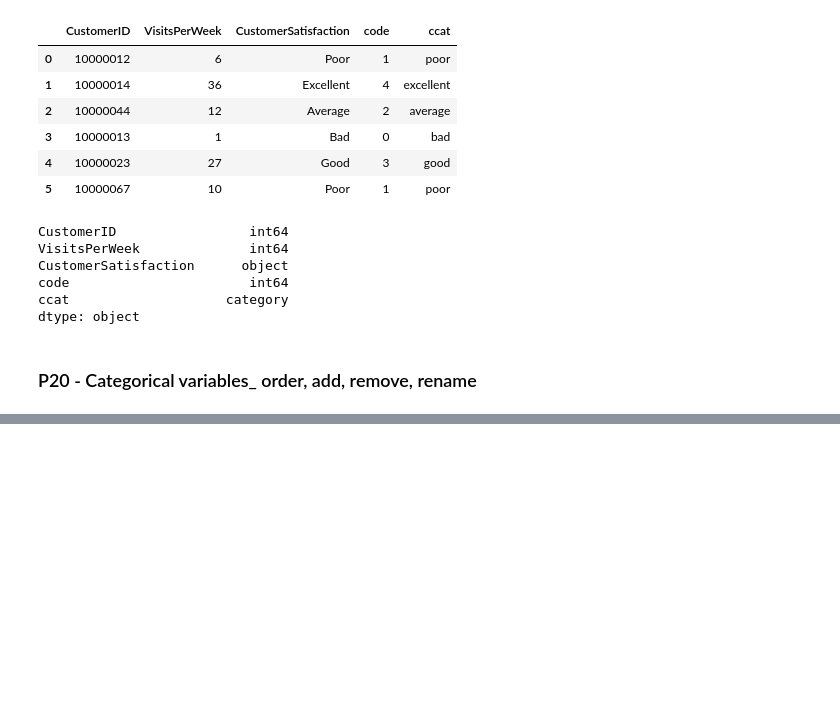
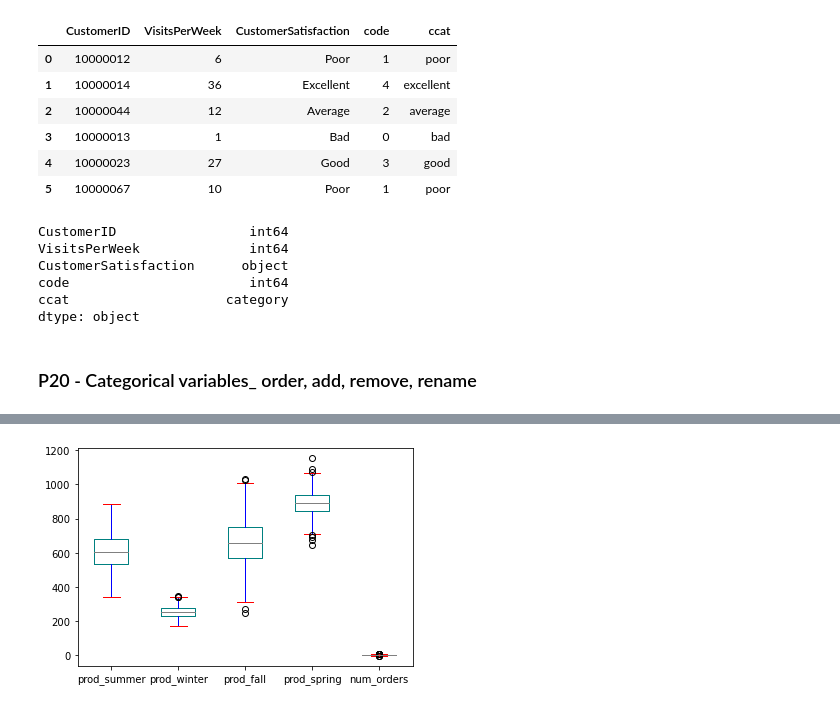
Before and after one commit to amin-torabi/learndataa, a Jupyter notebook: ds_beginner/pandas.ipynb, the cells around one changed output, grey strips where cells are left out. Cells and saved outputs as stored; diff of their text form; code cells hidden in the pictures; blank space fills up the shorter version.

```diff
--- a/ds_beginner/pandas.ipynb
+++ b/ds_beginner/pandas.ipynb
@@ -1748,0 +2087,15 @@ dtype: object
+# %%
+flowers = pd.DataFrame({
+    'species':np.random.choice(a=['Alyssum','Amaranthus','Aster','Rose', 'Lily', 'Jonquil'], size=1000),
+    'shades':np.random.choice(a=['red','blue'], size=1000),
+    'prod_summer': 260+np.random.normal(350, 100, 1000),
+    'prod_winter': 150+np.random.normal(100, 30, 1000),
+    'prod_fall': 355+np.random.normal(300, 130, 1000),
+    'prod_spring': 440+np.random.normal(450, 70, 1000),
+    'num_orders': np.random.randn(1000)*2
+
+    }
+    ,index=pd.date_range('2017-01-01', periods=1000)
+)
+
+flowers.head()
@@ -1748,0 +2109,12 @@ dtype: object
+# %%
+# color box plots
+
+color = {
+    "boxes": "teal",
+    "whiskers": "blue",
+    "medians": "gray",
+    "caps": "red",
+}
+flowers.plot.box(color=color, sym='o');
+# %% [output]
+[figure, added]
```
Also changed, not shown: parts of 52 cells of this notebook.
